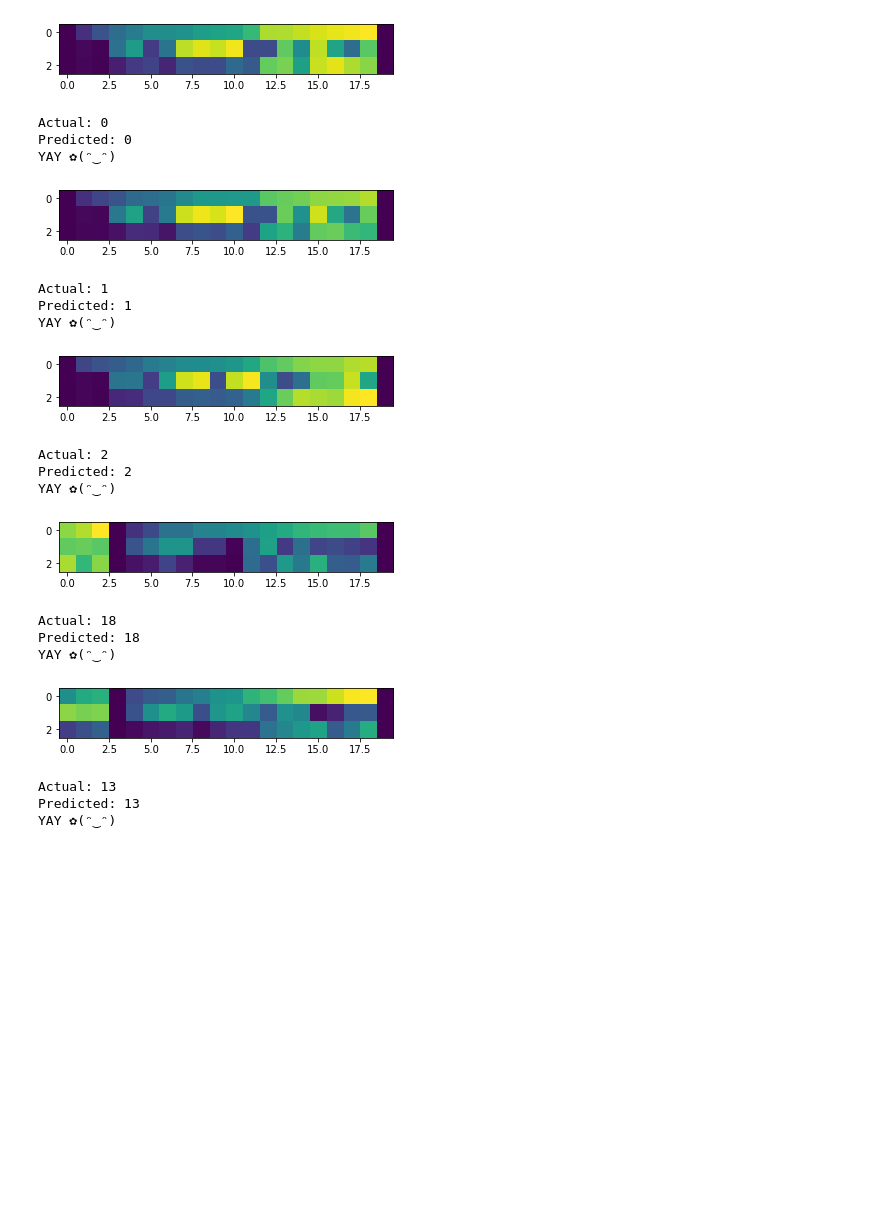
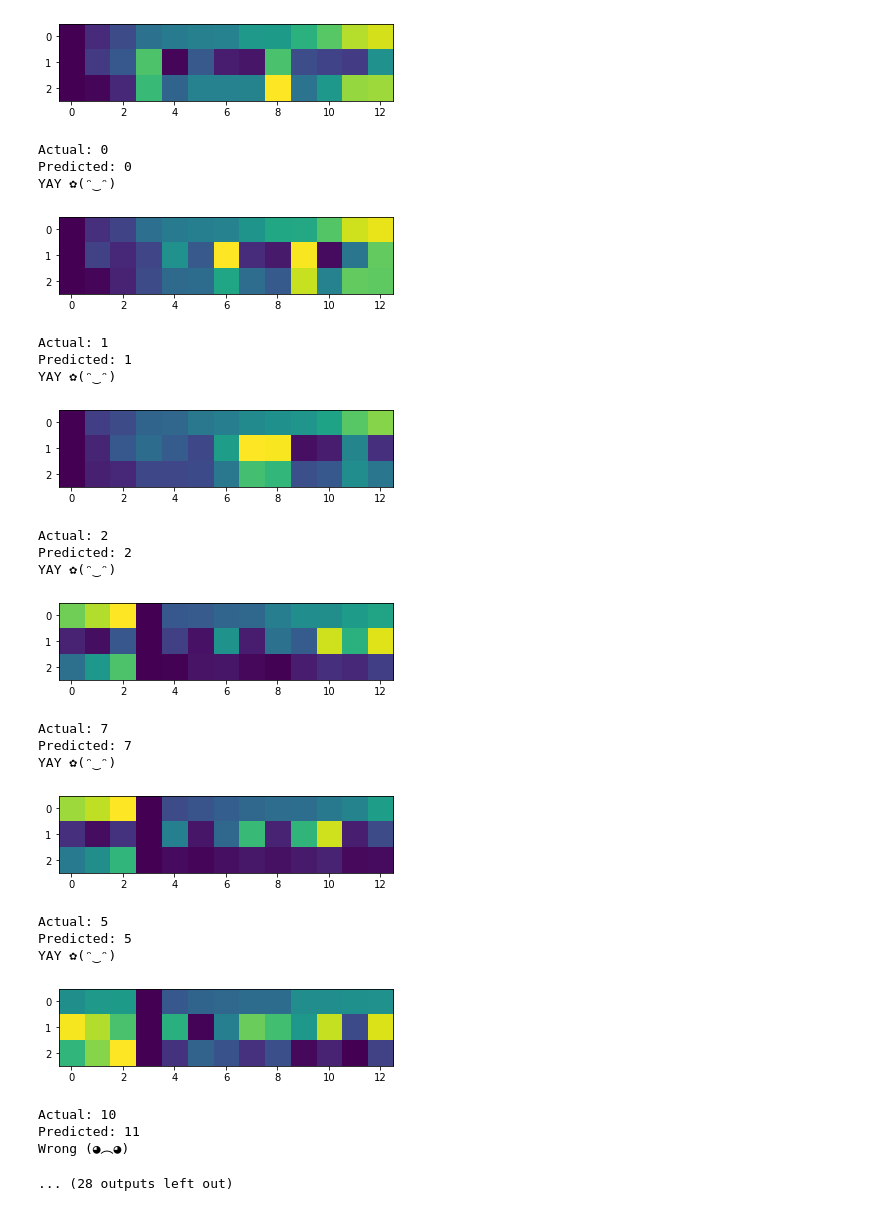
Before and after one commit to AlexKaiLe/Harvard, a Jupyter notebook: Python_Files/Skeleton_basic.ipynb, the cells around one changed output. Cells and saved outputs as stored; diff of their text form; code cells hidden in the pictures; blank space fills up the shorter version.

```diff
--- a/Python_Files/Skeleton_basic.ipynb
+++ b/Python_Files/Skeleton_basic.ipynb
@@ -200,14 +201,16 @@ test_data = test_file['bigSet2']
 train_labels = train_file['labels1']
 test_labels = test_file['labels2']
 # set numb of data used
-numb_train = 5000
+numb_train = len(train_data)
 numb_test = 1000
 
 # Take some frames from the list to use as trian and test data
 index_train = np.linspace(0, len(train_labels), num = numb_train, endpoint=False).astype(int)
 index_test = np.linspace(0, len(test_labels), num = numb_test, endpoint=False).astype(int)
-pre_train_data = train_data[index_train]
-pre_train_labels = train_labels[index_train]
+# pre_train_data = train_data[index_train]
+# pre_train_labels = train_labels[index_train]
+pre_train_data = train_data
+pre_train_labels = train_labels
 pre_test_data = test_data[index_test]
 pre_test_labels = test_labels[index_test]
 
@@ -249,11 +254,13 @@ test_data_new = list(test_data)
 train_labels_new = list(train_labels)
 test_labels_new = list(test_labels)
 
+bar = progressbar.ProgressBar()
 # Remove the nan values
-for i in nans_train:
+for i in bar(nans_train):
     train_data_new.pop(i)
     train_labels_new.pop(i)
-for i in nans_test:
+
+for i in bar(nans_test):
     test_data_new.pop(i)
     test_labels_new.pop(i)
 
@@ -276,16 +283,16 @@ Shape of test_labels_new: (18259,)
 # Creates the ML training platform to predict rat joints
 def ml_traning(train_data, train_labels, test_data, test_labels):
     # DIMENTION CHANGE
-    # train_data = train_data.reshape(train_data.shape[0], 39)
-    # test_data = test_data.reshape(test_data.shape[0], 39)
-    train_data = train_data.reshape(train_data.shape[0], 60)
-    test_data = test_data.reshape(test_data.shape[0], 60)
+    train_data = train_data.reshape(train_data.shape[0], 39)
+    test_data = test_data.reshape(test_data.shape[0], 39)
+    # train_data = train_data.reshape(train_data.shape[0], 60)
+    # test_data = test_data.reshape(test_data.shape[0], 60)
     train_data = train_data.astype('float32')
     test_data = test_data.astype('float32')
 
     model = createModel()
     model.compile(optimizer='adam',loss='sparse_categorical_crossentropy', metrics=['accuracy'])
-    model.fit(x=train_data,y=train_labels, verbose='auto', batch_size=20, epochs=20)
+    model.fit(x=train_data,y=train_labels, verbose='auto', batch_size=20, epochs=10)
 
     output = model.evaluate(test_data, test_labels)
     print("Loss:", output[0])
@@ -295,10 +302,11 @@ def ml_traning(train_data, train_labels, test_data, test_labels):
 # Creates the model for the CNN
 def createModel():
     model = Sequential()
+    model.add(Dense(120, activation= LeakyReLU()))
+    model.add(Dense(320, activation= LeakyReLU()))
+    # model.add(Dropout(rate=0.25))
     model.add(Dense(80, activation= LeakyReLU()))
-    model.add(Dense(320, activation= LeakyReLU()))
-    model.add(Dropout(rate=0.25))
-    model.add(Dense(80, activation= LeakyReLU()))
+    # model.add(Dense(13, activation = "softmax"))
     model.add(Dense(len(joint_name), activation = "softmax"))
     return model
 # %%
@@ -354,27 +366,32 @@ def predict(data, image_index, label, model):
 # %%
-for i in range(5):
+for i in range(420,440):
     handTest(i, test_data, test_labels, skeleton_model, numb_test)
 # %% [output]
-[figure, old version]
+[figure, new version]
 Actual: 0
 Predicted: 0
 YAY ✿(ᵔ‿ᵔ)
-[figure, old version]
+[figure, new version]
 Actual: 1
 Predicted: 1
 YAY ✿(ᵔ‿ᵔ)
-[figure, old version]
+[figure, new version]
 Actual: 2
 Predicted: 2
 YAY ✿(ᵔ‿ᵔ)
-[figure, old version]
+[figure, new version]
-Actual: 18
-Predicted: 18
+Actual: 7
+Predicted: 7
 YAY ✿(ᵔ‿ᵔ)
-[figure, old version]
+[figure, new version]
-Actual: 13
-Predicted: 13
+Actual: 5
+Predicted: 5
 YAY ✿(ᵔ‿ᵔ)
+[figure, added]
+Actual: 10
+Predicted: 11
+Wrong (◕︵◕)
+... (28 outputs left out)
 # %%
 index = 1234
 frame = int(index/20)
```
Also changed, not shown: parts of 28 cells of this notebook, 5 other files.
